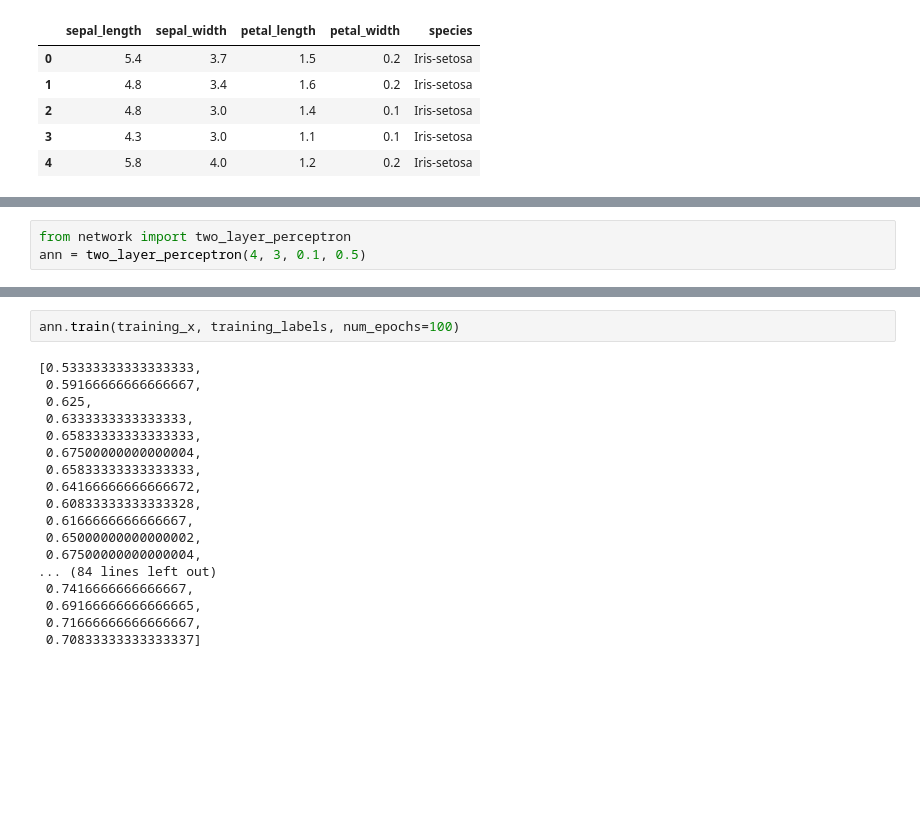
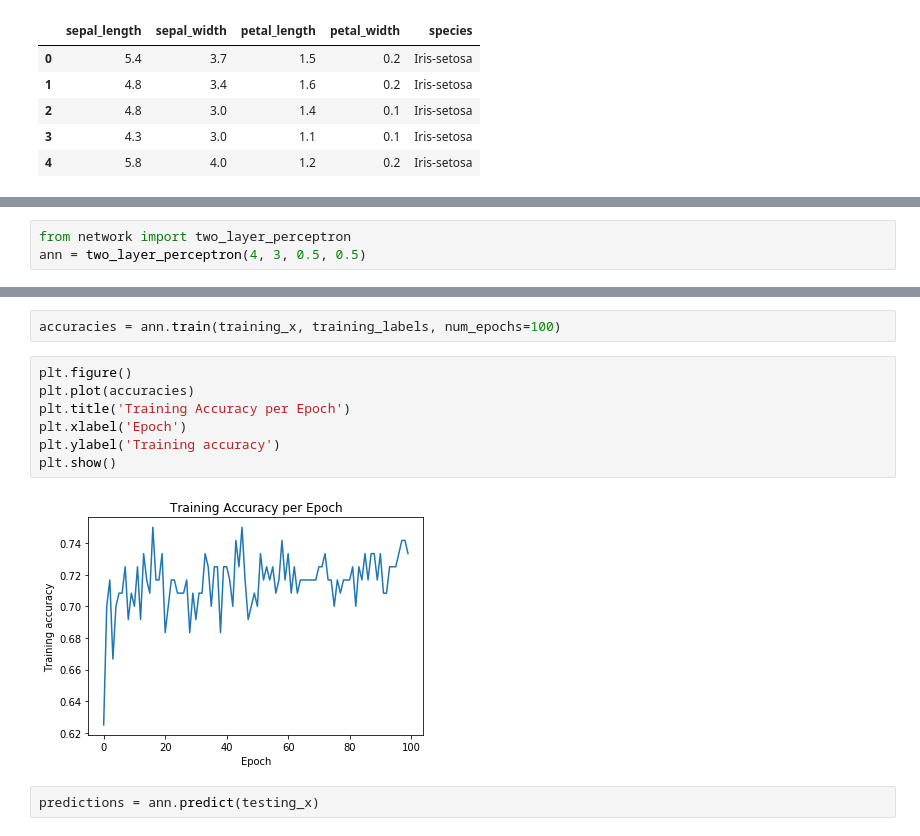
Before and after one commit to MounirMeziani/single-layer-perceptron, a Jupyter notebook: iris-perceptron.ipynb, the cells around one changed output, grey strips where cells are left out. Saved outputs shown, nothing was run; the diff lists cells and outputs as text; blank space fills up the shorter version.

```diff
--- a/iris-perceptron.ipynb
+++ b/iris-perceptron.ipynb
@@ -40,3 +64,3 @@ testing_labels = testing_labels.reshape(testing_labels.shape[0], 1)
 # %%
 from network import two_layer_perceptron
-ann = two_layer_perceptron(4, 3, 0.1, 0.5)
+ann = two_layer_perceptron(4, 3, 0.5, 0.5)
@@ -43,20 +75,13 @@ ann = two_layer_perceptron(4, 3, 0.1, 0.5)
 # %%
-ann.train(training_x, training_labels, num_epochs=100)
+accuracies = ann.train(training_x, training_labels, num_epochs=100)
-# %% [output]
-[0.53333333333333333,
- 0.59166666666666667,
- 0.625,
- 0.6333333333333333,
- 0.65833333333333333,
- 0.67500000000000004,
- 0.65833333333333333,
- 0.64166666666666672,
- 0.60833333333333328,
- 0.6166666666666667,
- 0.65000000000000002,
- 0.67500000000000004,
-... (84 lines left out)
- 0.7416666666666667,
- 0.69166666666666665,
- 0.71666666666666667,
- 0.70833333333333337]
+# %%
+plt.figure()
+plt.plot(accuracies)
+plt.title('Training Accuracy per Epoch')
+plt.xlabel('Epoch')
+plt.ylabel('Training accuracy')
+plt.show()
+# %% [output]
+[figure, added]
+# %%
+predictions = ann.predict(testing_x)
```
Also changed, not shown: parts of 36 cells of this notebook, 4 other files.
